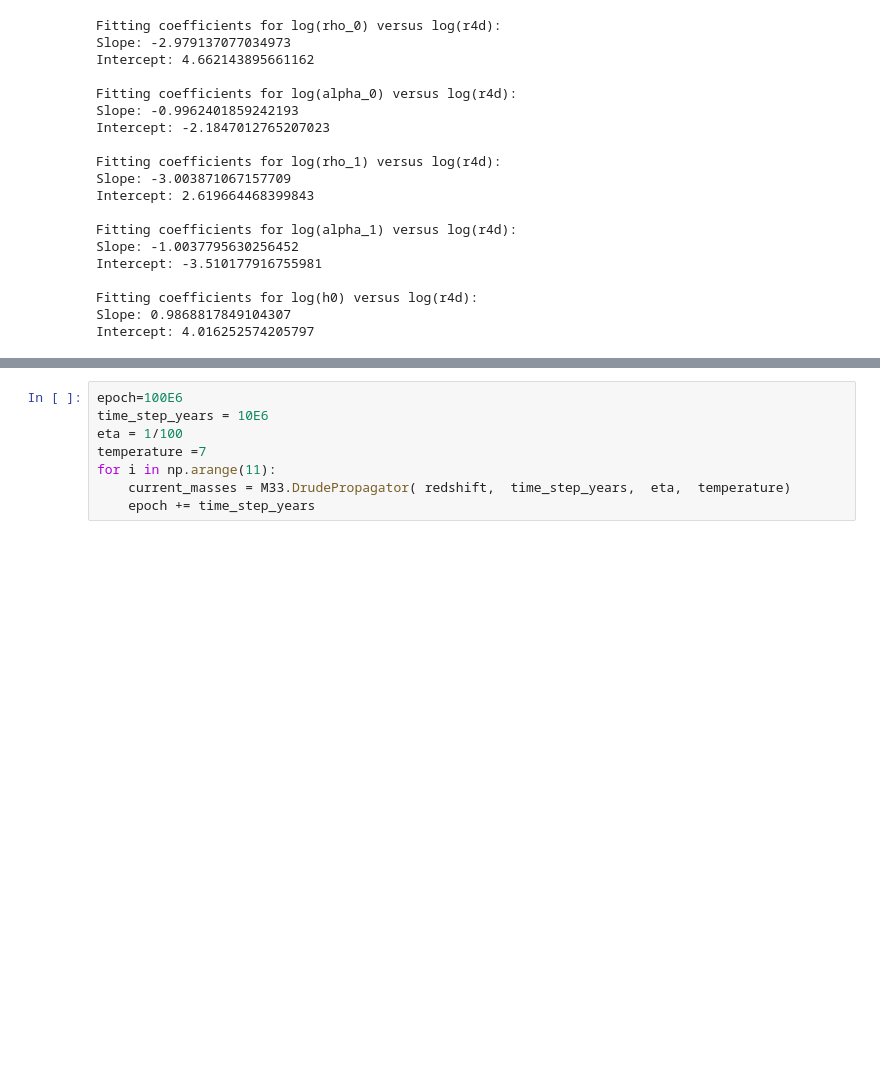
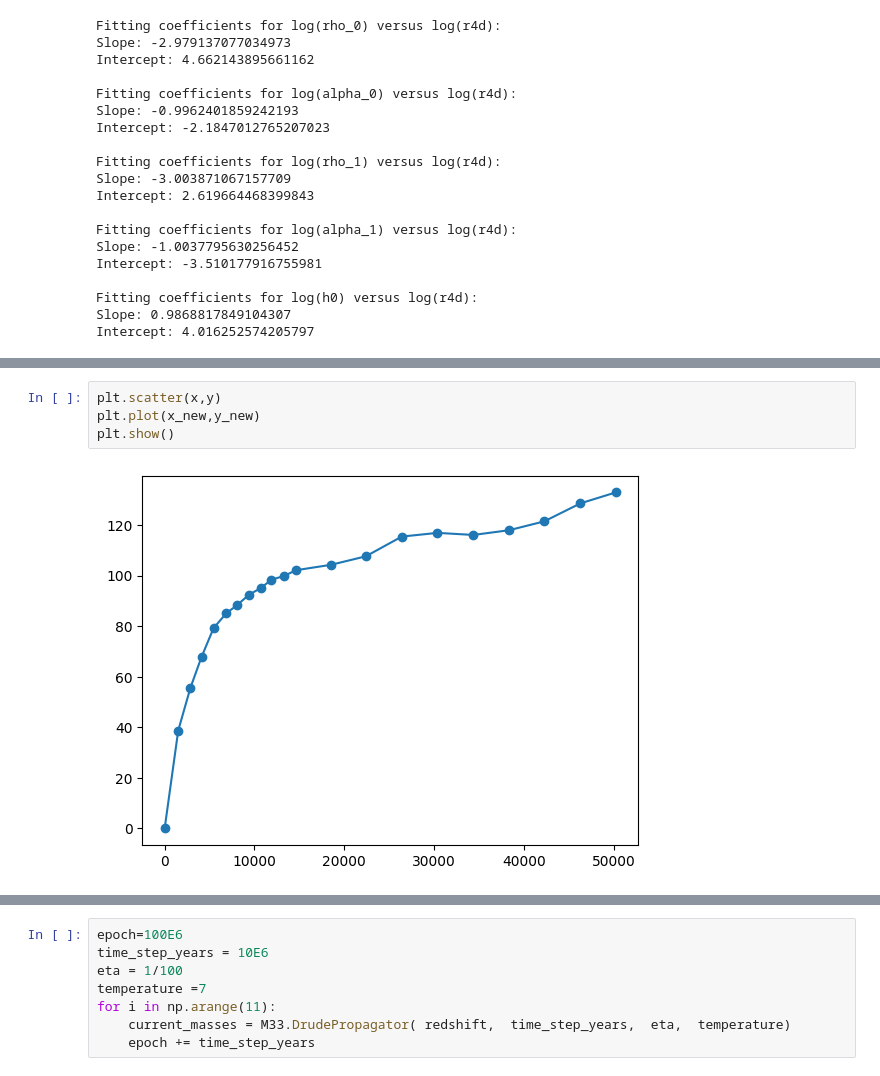
Before and after one commit to ny2292000/HU_GalaxyPackage, a Jupyter notebook: notebooks/HU_Galaxy_Notebook.ipynb, the cells around one changed output, grey strips where cells are left out. Drawn from its saved outputs; the diff is of its cells as text; blank space fills up the shorter version.

```diff
--- a/notebooks/HU_Galaxy_Notebook.ipynb
+++ b/notebooks/HU_Galaxy_Notebook.ipynb
@@ -212,0 +160,6 @@ for redshift_birth in np.arange(0,35,1):
+# %%
+plt.scatter(x,y)
+plt.plot(x_new,y_new)
+plt.show()
+# %% [output]
+[figure, added]
```
Also changed, not shown: parts of 7 cells of this notebook, 8 other files.
